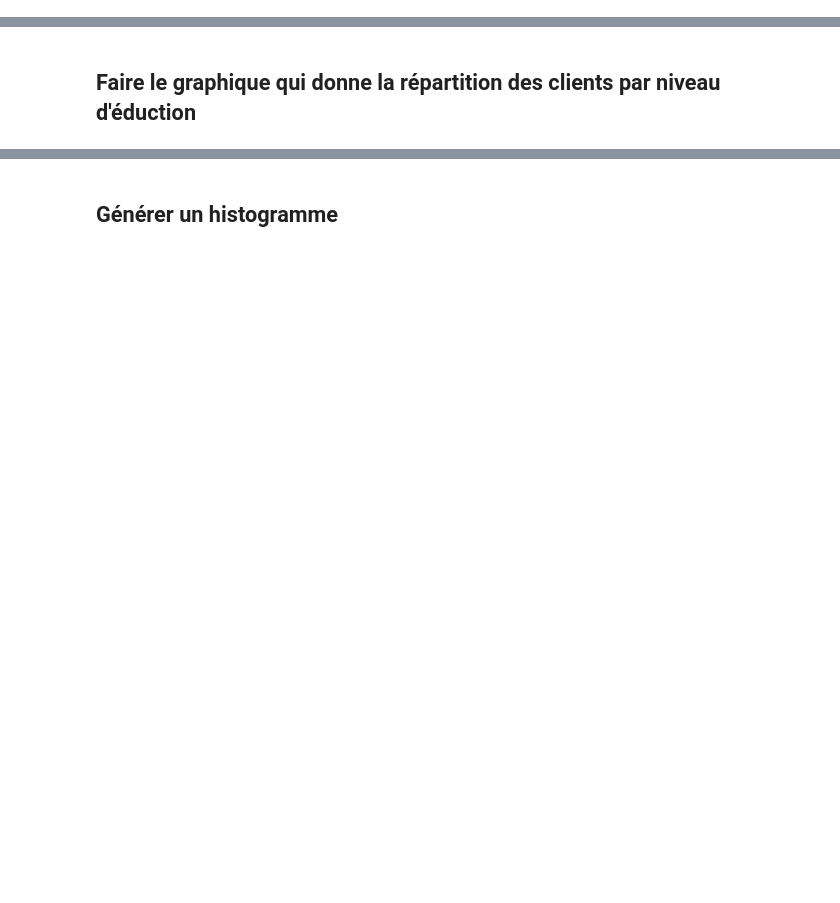
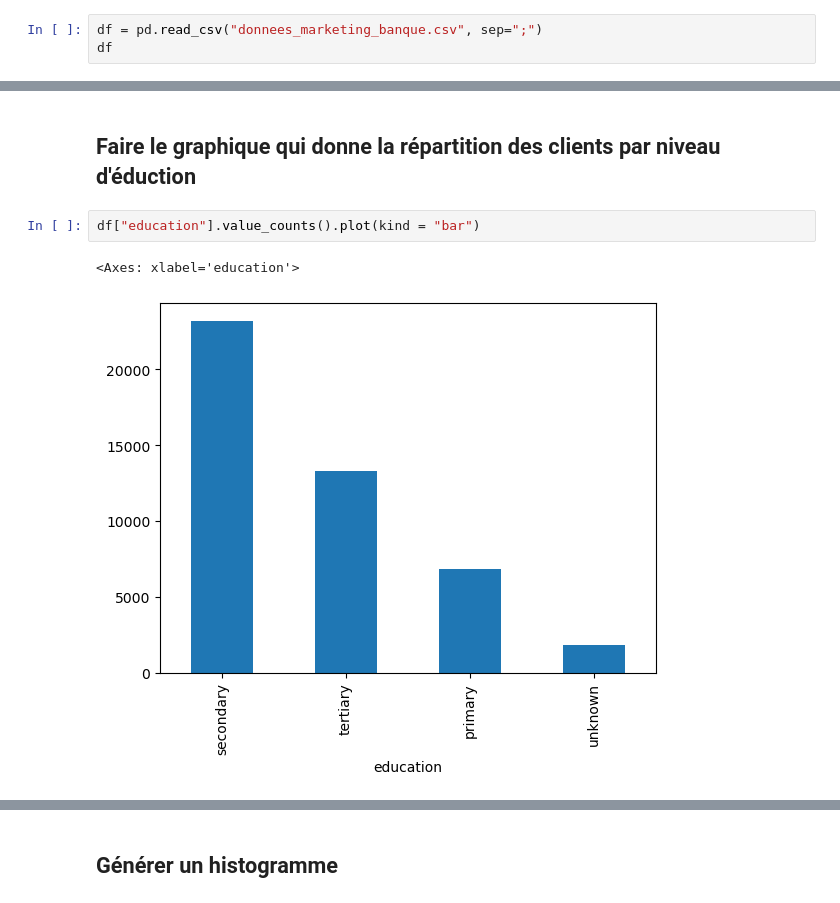
Before and after one commit to LeCoinStat/LeCoinStat, a Jupyter notebook: Daily_Lives_Coding/DLC7/DLC7_Le_Bilan_fonction_visualitation_types_de_données.ipynb, the cells around one changed output, grey strips where cells are left out. Drawn from its saved outputs; the diff is of its cells as text; blank space fills up the shorter version.

```diff
--- a/Daily_Lives_Coding/DLC7/DLC7_Le_Bilan_fonction_visualitation_types_de_données.ipynb
+++ b/Daily_Lives_Coding/DLC7/DLC7_Le_Bilan_fonction_visualitation_types_de_données.ipynb
@@ -39,0 +290,3 @@ Ensuite, utilisez la compréhension de dictionnaire pour créer un nouveau dicti
+# %%
+df = pd.read_csv("donnees_marketing_banque.csv", sep=";")
+df
@@ -52,2 +521,7 @@ Ensuite, utilisez la compréhension de dictionnaire pour créer un nouveau dicti
 # %% [markdown]
 ## Faire le graphique qui donne la répartition des clients par niveau d'éduction
+# %%
+df["education"].value_counts().plot(kind = "bar")
+# %% [output]
+<Axes: xlabel='education'>
+[figure, added]
```
Also changed, not shown: parts of 67 cells of this notebook, 2 other files.
